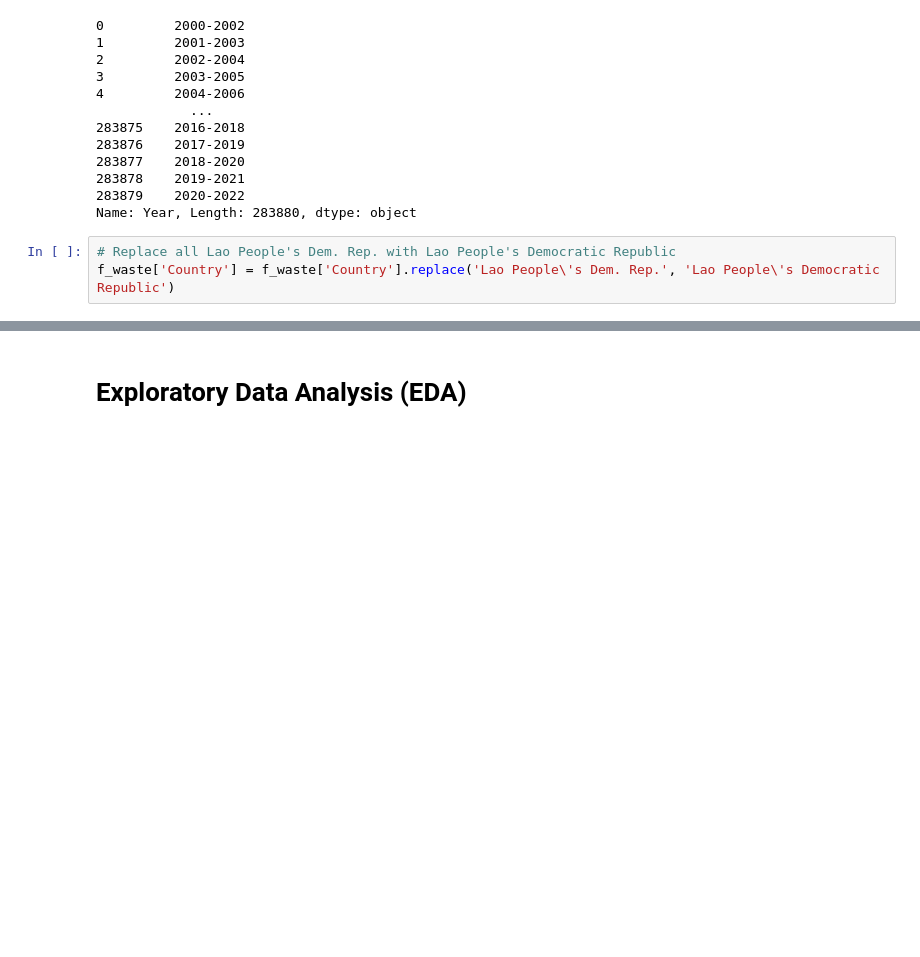
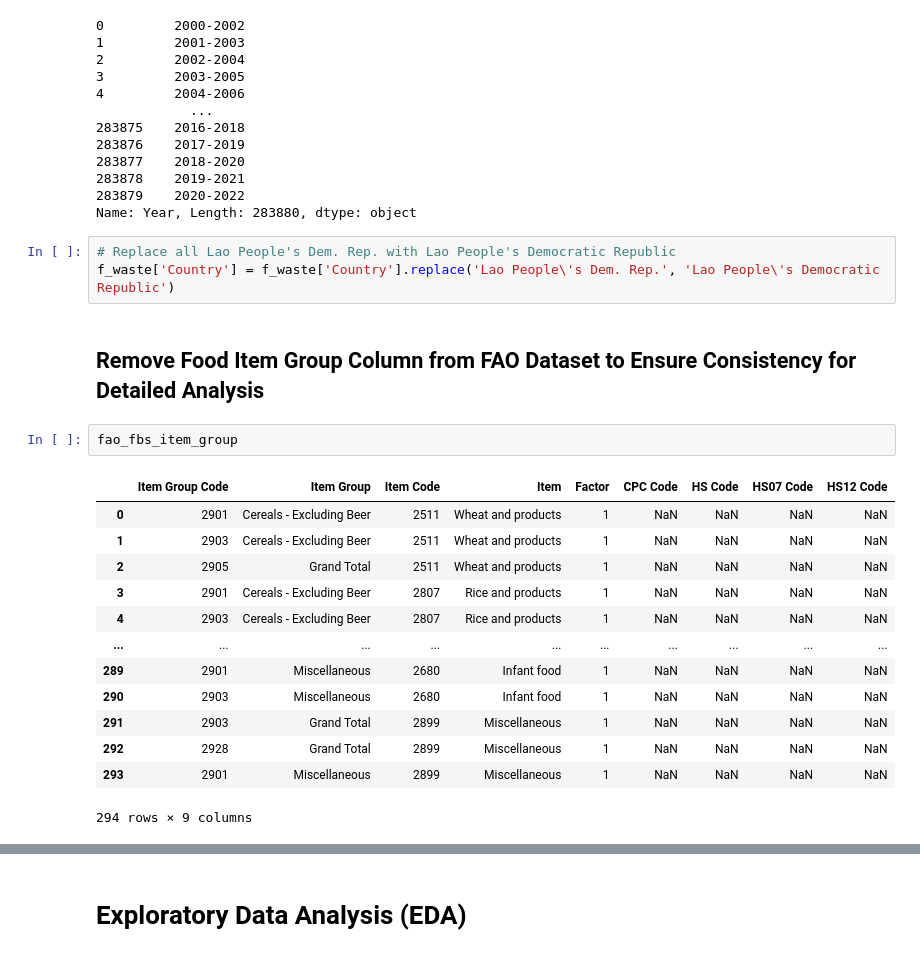
Before and after one commit to Azvier/asean-food-waste-sustainability, a Jupyter notebook: notebooks/data_analysis.ipynb, the cells around one changed output, grey strips where cells are left out. Saved outputs shown, nothing was run; the diff lists cells and outputs as text; blank space fills up the shorter version.

```diff
--- a/notebooks/data_analysis.ipynb
+++ b/notebooks/data_analysis.ipynb
@@ -39,3 +44,21 @@ Name: Year, Length: 283880, dtype: object
 # %%
 # Replace all Lao People's Dem. Rep. with Lao People's Democratic Republic
 f_waste['Country'] = f_waste['Country'].replace('Lao People\'s Dem. Rep.', 'Lao People\'s Democratic Republic')
+# %% [markdown]
+## Remove Food Item Group Column from FAO Dataset to Ensure Consistency for Detailed Analysis
+# %%
+fao_fbs_item_group
+# %% [output]
+|  | Item Group Code | Item Group | Item Code | Item | Factor | CPC Code | HS Code | HS07 Code | HS12 Code |
+| 0 | 2901 | Cereals - Excluding Beer | 2511 | Wheat and products | 1 | NaN | NaN | NaN | NaN |
+| 1 | 2903 | Cereals - Excluding Beer | 2511 | Wheat and products | 1 | NaN | NaN | NaN | NaN |
+| 2 | 2905 | Grand Total | 2511 | Wheat and products | 1 | NaN | NaN | NaN | NaN |
+| 3 | 2901 | Cereals - Excluding Beer | 2807 | Rice and products | 1 | NaN | NaN | NaN | NaN |
+| 4 | 2903 | Cereals - Excluding Beer | 2807 | Rice and products | 1 | NaN | NaN | NaN | NaN |
+| ... | ... | ... | ... | ... | ... | ... | ... | ... | ... |
+| 289 | 2901 | Miscellaneous | 2680 | Infant food | 1 | NaN | NaN | NaN | NaN |
+| 290 | 2903 | Miscellaneous | 2680 | Infant food | 1 | NaN | NaN | NaN | NaN |
+| 291 | 2903 | Grand Total | 2899 | Miscellaneous | 1 | NaN | NaN | NaN | NaN |
+| 292 | 2928 | Grand Total | 2899 | Miscellaneous | 1 | NaN | NaN | NaN | NaN |
+| 293 | 2901 | Miscellaneous | 2899 | Miscellaneous | 1 | NaN | NaN | NaN | NaN |
+294 rows × 9 columns
```
Also changed, not shown: parts of 18 cells of this notebook.
